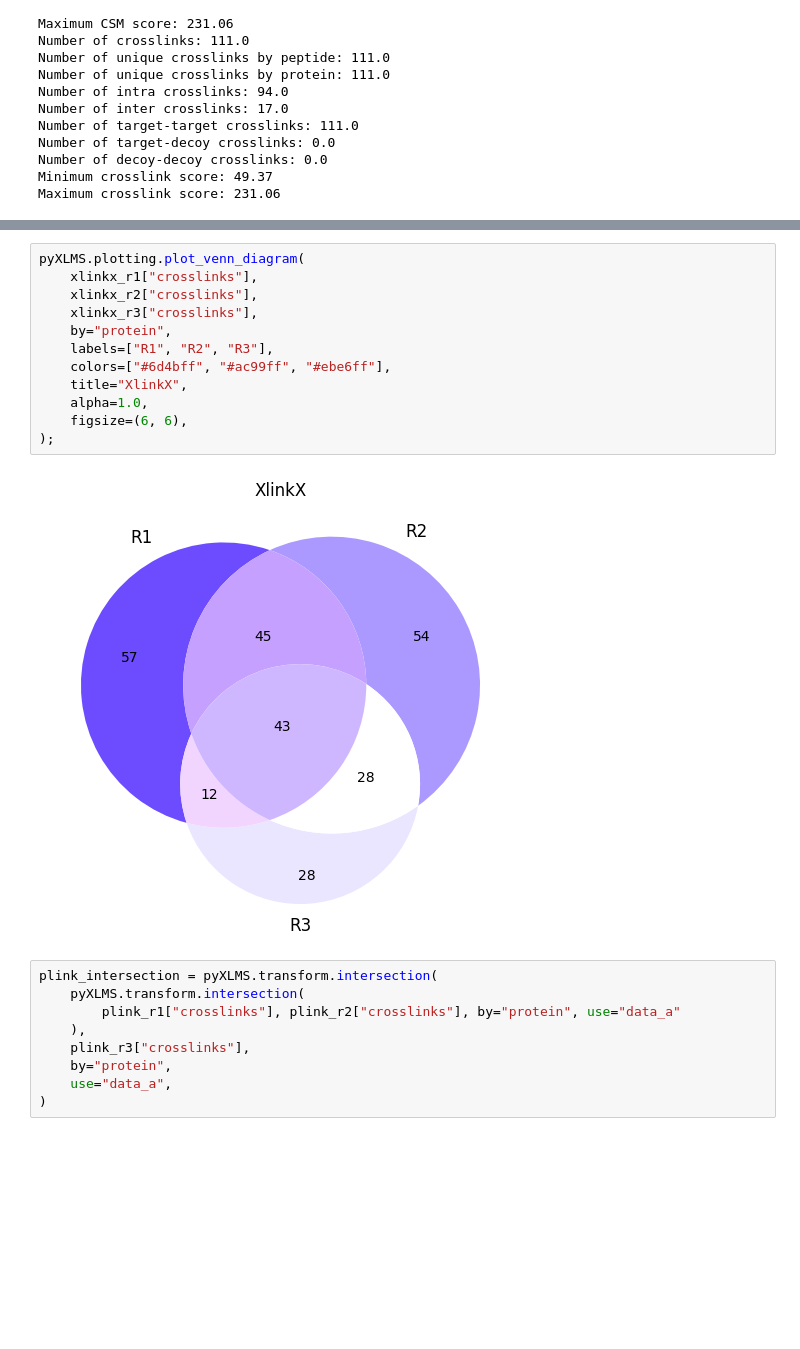
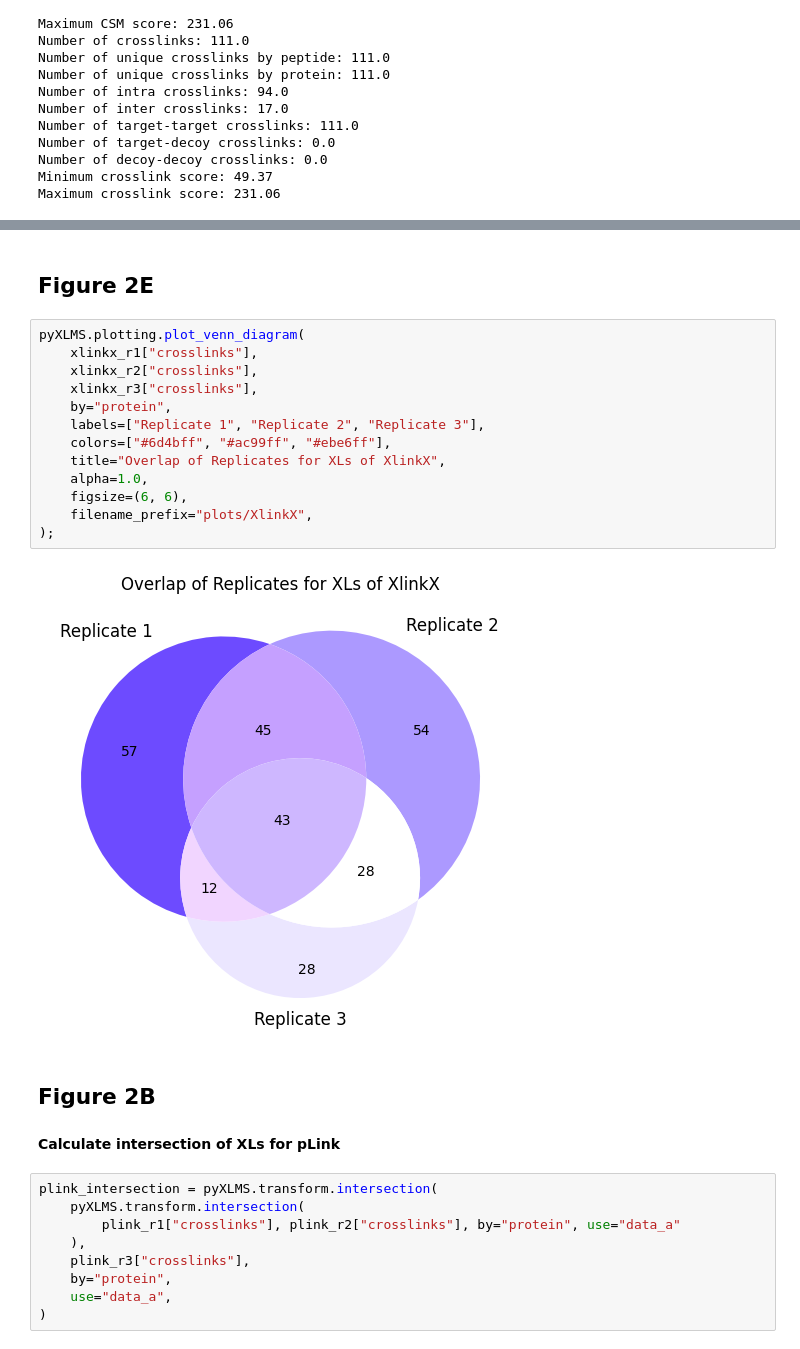
Before and after one commit to hgb-bin-proteomics/pyXLMS-manuscript, a Jupyter notebook: figure_code.ipynb, the cells around one changed output, grey strips where cells are left out. Drawn from its saved outputs; the diff is of its cells as text; blank space fills up the shorter version.

Commit message:
update figure code

```diff
--- a/figure_code.ipynb
+++ b/figure_code.ipynb
@@ -699,17 +842,24 @@ pyXLMS.plotting.plot_venn_diagram(
+# %% [markdown]
+## **Figure 2E**
 # %%
 pyXLMS.plotting.plot_venn_diagram(
     xlinkx_r1["crosslinks"],
     xlinkx_r2["crosslinks"],
     xlinkx_r3["crosslinks"],
     by="protein",
-    labels=["R1", "R2", "R3"],
+    labels=["Replicate 1", "Replicate 2", "Replicate 3"],
     colors=["#6d4bff", "#ac99ff", "#ebe6ff"],
-    title="XlinkX",
+    title="Overlap of Replicates for XLs of XlinkX",
     alpha=1.0,
     figsize=(6, 6),
+    filename_prefix="plots/XlinkX",
 );
 # %% [output]
-[figure, old version]
+[figure, new version]
+# %% [markdown]
+## **Figure 2B**
+# %% [markdown]
+**Calculate intersection of XLs for pLink**
 # %%
 plink_intersection = pyXLMS.transform.intersection(
     pyXLMS.transform.intersection(
```
Also changed, not shown: parts of 79 cells of this notebook.
